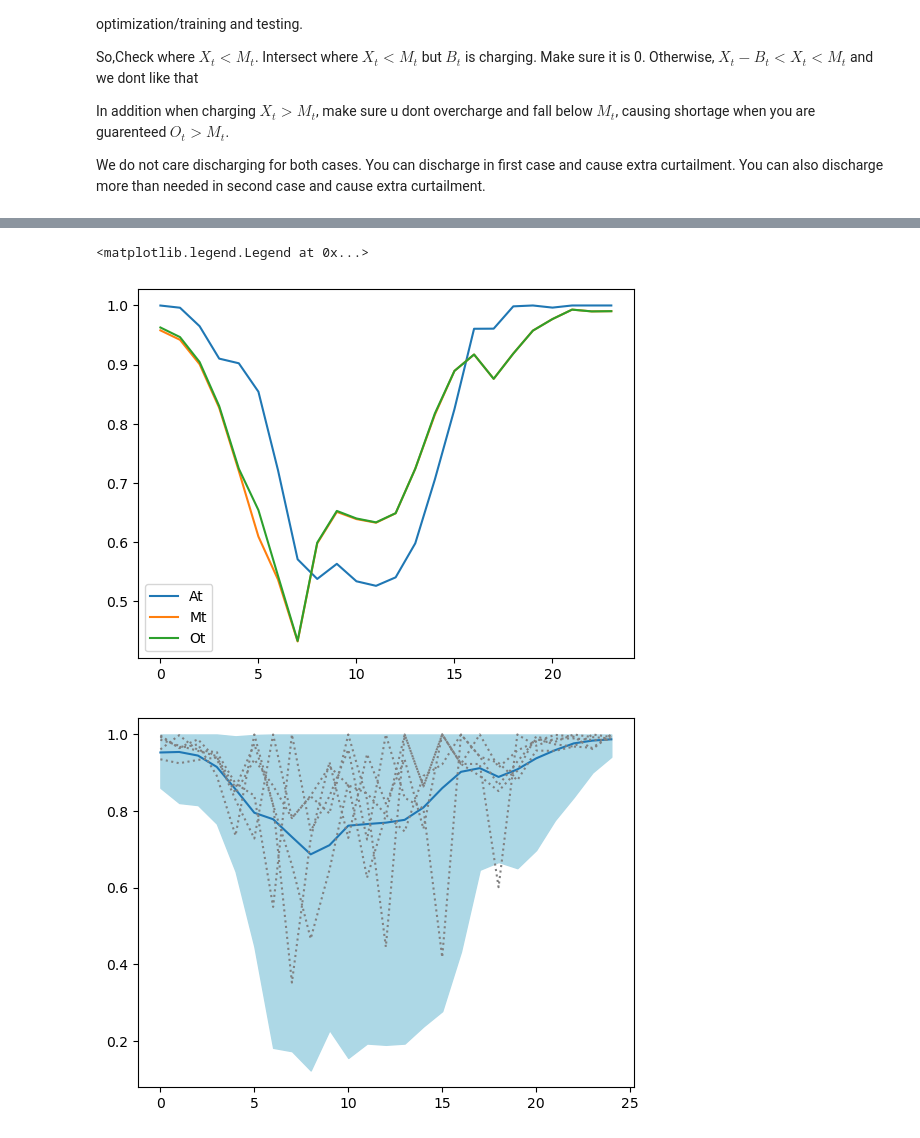
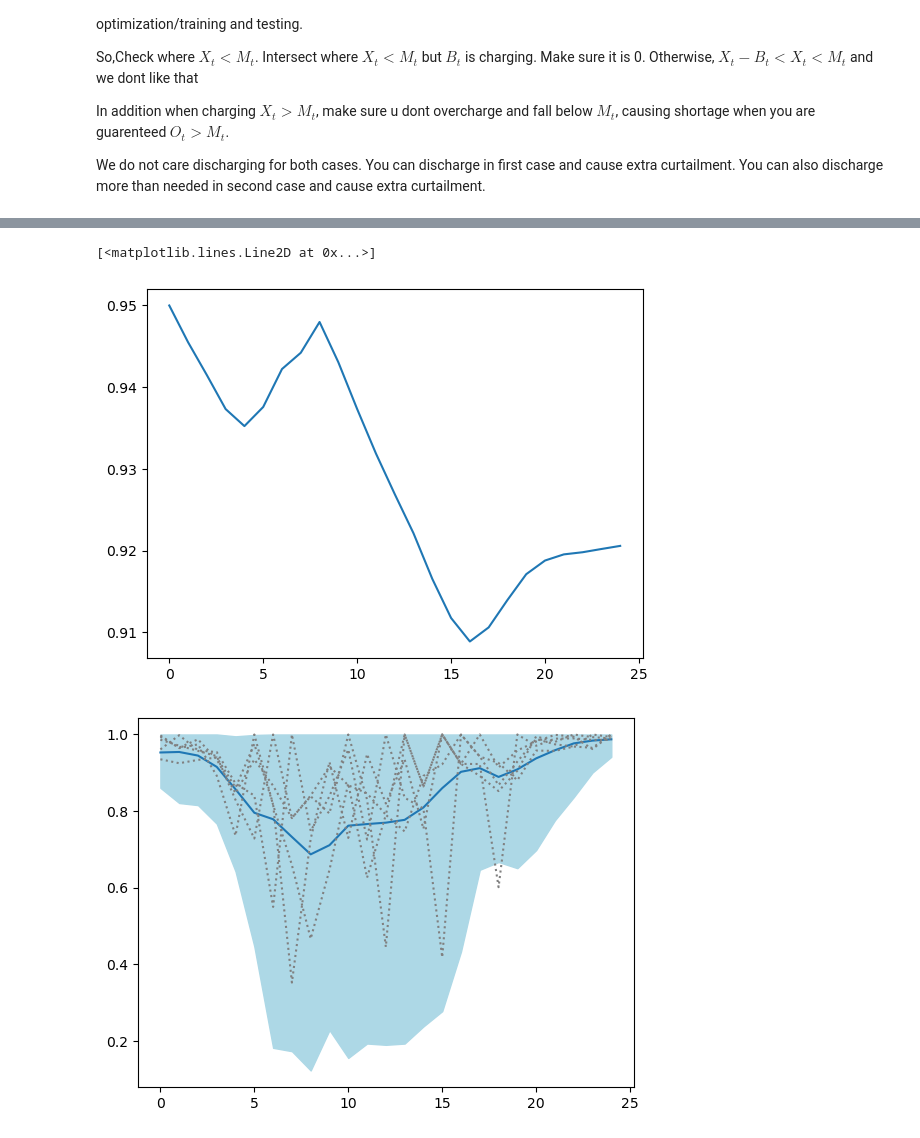
Before and after one commit to thihaa2019/RMCgp, a Jupyter notebook: AjaxCalibrationJacobi.ipynb, the cells around one changed output, grey strips where cells are left out. Drawn from its saved outputs; the diff is of its cells as text; code cells hidden in the pictures.

```diff
--- a/AjaxCalibrationJacobi.ipynb
+++ b/AjaxCalibrationJacobi.ipynb
@@ -360,7 +361,7 @@ for i in range(24):
 process = RMC.simulate.Jacobi(X0,24,10000,1,mean_rates,aprl_frcast,sigmas,1,0,noises)
 
 running_cost = RMC.costfunctions.L2()
-final_cost = RMC.costfunctions.final_SOCcontraint(0.1,0)
+final_cost = RMC.costfunctions.final_SOCcontraint(0.0,20)
 parameters = (0.5,1,0.95,0.05)
 batch_size = 50
 value_kernel= None
@@ -372,6 +373,5 @@ hybrid_solution = RMC.model.HybridControl(600,process,running_cost,final_cost,pa
 
 hybrid_solution.X_lowers = np.ones(25)*0
 hybrid_solution.X_uppers= np.ones(25)*1
-
 hybrid_solution.solve()
 # %% [output]
@@ -477,11 +481,8 @@ plt.plot(X_vec-aprl_frcast)
 # %%
-plt.plot(X_vec)
-plt.plot(aprl_frcast)
-plt.plot(X_vec-B_vec)
-plt.legend(["At","Mt","Ot"])
+plt.plot(I_vec)
 # %% [output]
-<matplotlib.legend.Legend at 0x...>
+[<matplotlib.lines.Line2D at 0x...>]
-[figure, old version]
+[figure, new version]
 # %%
 lower,upper = process.CI_95
 mean = process.mean_vec.flatten()
```
Also changed, not shown: parts of 7 cells of this notebook, 27 other files.
